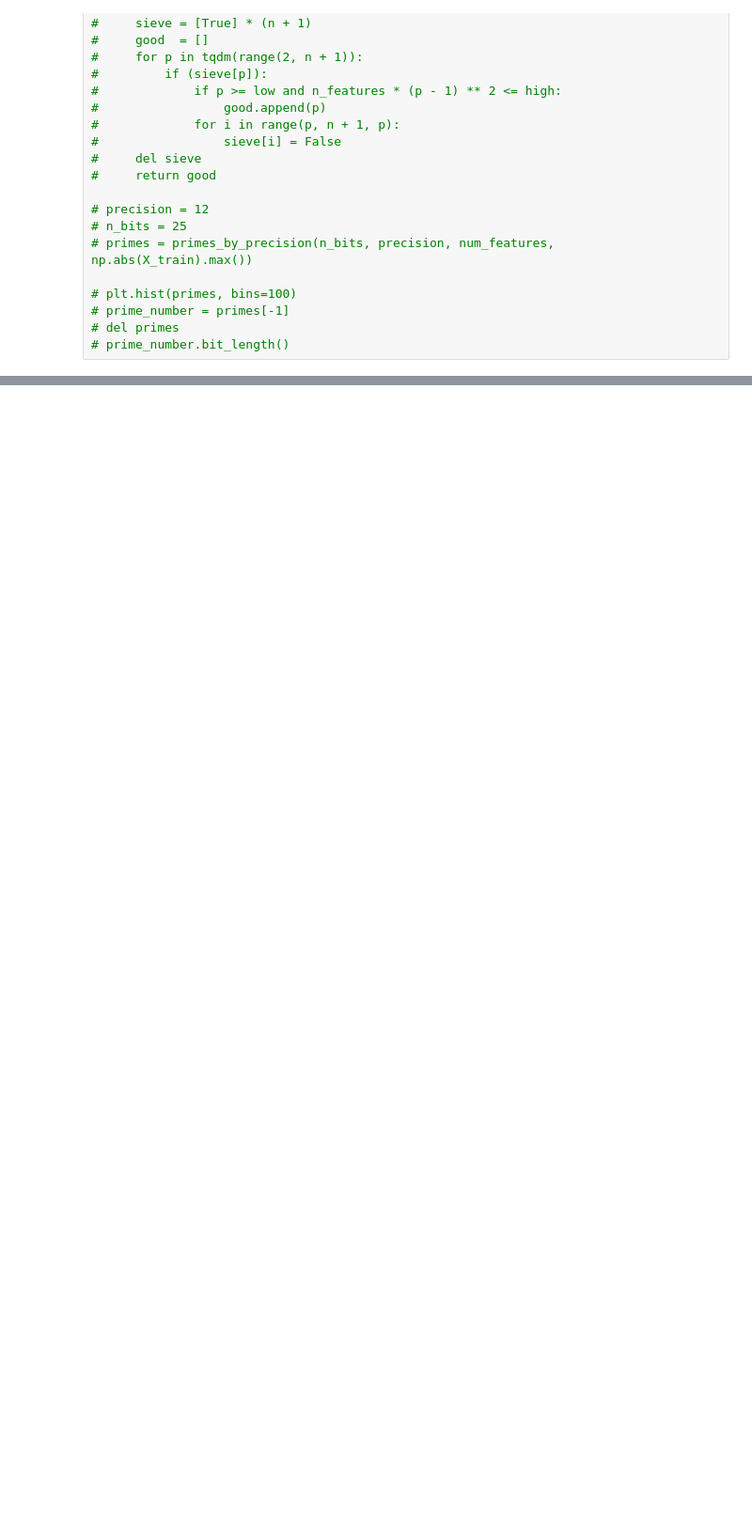
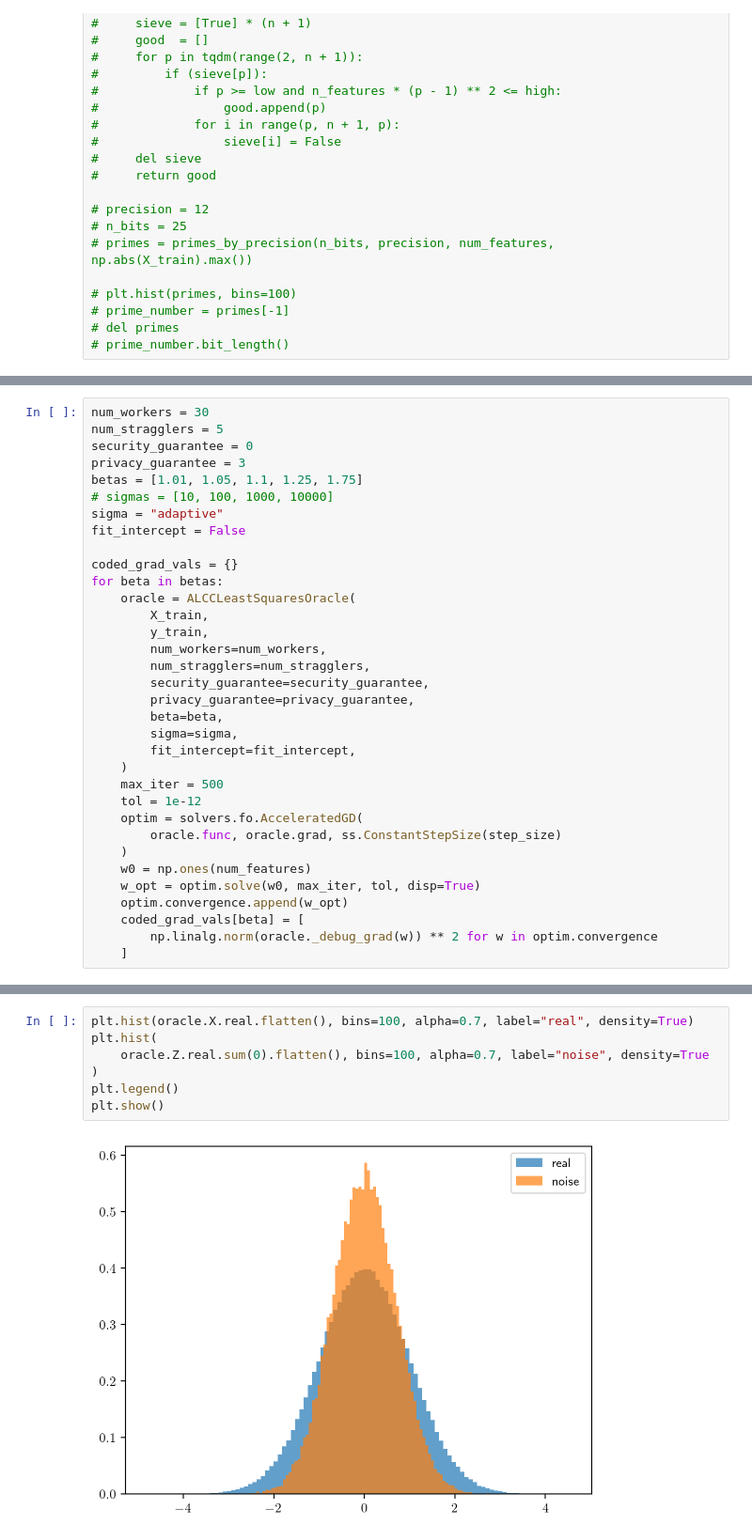
Before and after one commit to Fr0do/lcc_fl, a Jupyter notebook: lcc_linreg.ipynb, the cells around one changed output, grey strips where cells are left out. Shown at 94% size. Saved outputs shown, nothing was run; the diff lists cells and outputs as text; blank space fills up the shorter version.

```diff
--- a/lcc_linreg.ipynb
+++ b/lcc_linreg.ipynb
@@ -227,0 +763,34 @@ class LCCLeastSquaresOracle(BaseSmoothOracle):
+# %%
+num_workers = 30
+num_stragglers = 5
+security_guarantee = 0
+privacy_guarantee = 3
+betas = [1.01, 1.05, 1.1, 1.25, 1.75]
+# sigmas = [10, 100, 1000, 10000]
+sigma = "adaptive"
+fit_intercept = False
+
+coded_grad_vals = {}
+for beta in betas:
+    oracle = ALCCLeastSquaresOracle(
+        X_train,
+        y_train,
+        num_workers=num_workers,
+        num_stragglers=num_stragglers,
+        security_guarantee=security_guarantee,
+        privacy_guarantee=privacy_guarantee,
+        beta=beta,
+        sigma=sigma,
+        fit_intercept=fit_intercept,
+    )
+    max_iter = 500
+    tol = 1e-12
+    optim = solvers.fo.AcceleratedGD(
+        oracle.func, oracle.grad, ss.ConstantStepSize(step_size)
+    )
+    w0 = np.ones(num_features)
+    w_opt = optim.solve(w0, max_iter, tol, disp=True)
+    optim.convergence.append(w_opt)
+    coded_grad_vals[beta] = [
+        np.linalg.norm(oracle._debug_grad(w)) ** 2 for w in optim.convergence
+    ]
@@ -227,0 +819,9 @@ class LCCLeastSquaresOracle(BaseSmoothOracle):
+# %%
+plt.hist(oracle.X.real.flatten(), bins=100, alpha=0.7, label="real", density=True)
+plt.hist(
+    oracle.Z.real.sum(0).flatten(), bins=100, alpha=0.7, label="noise", density=True
+)
+plt.legend()
+plt.show()
+# %% [output]
+[figure, added]
```
Also changed, not shown: parts of 84 cells of this notebook, 2 other files.
